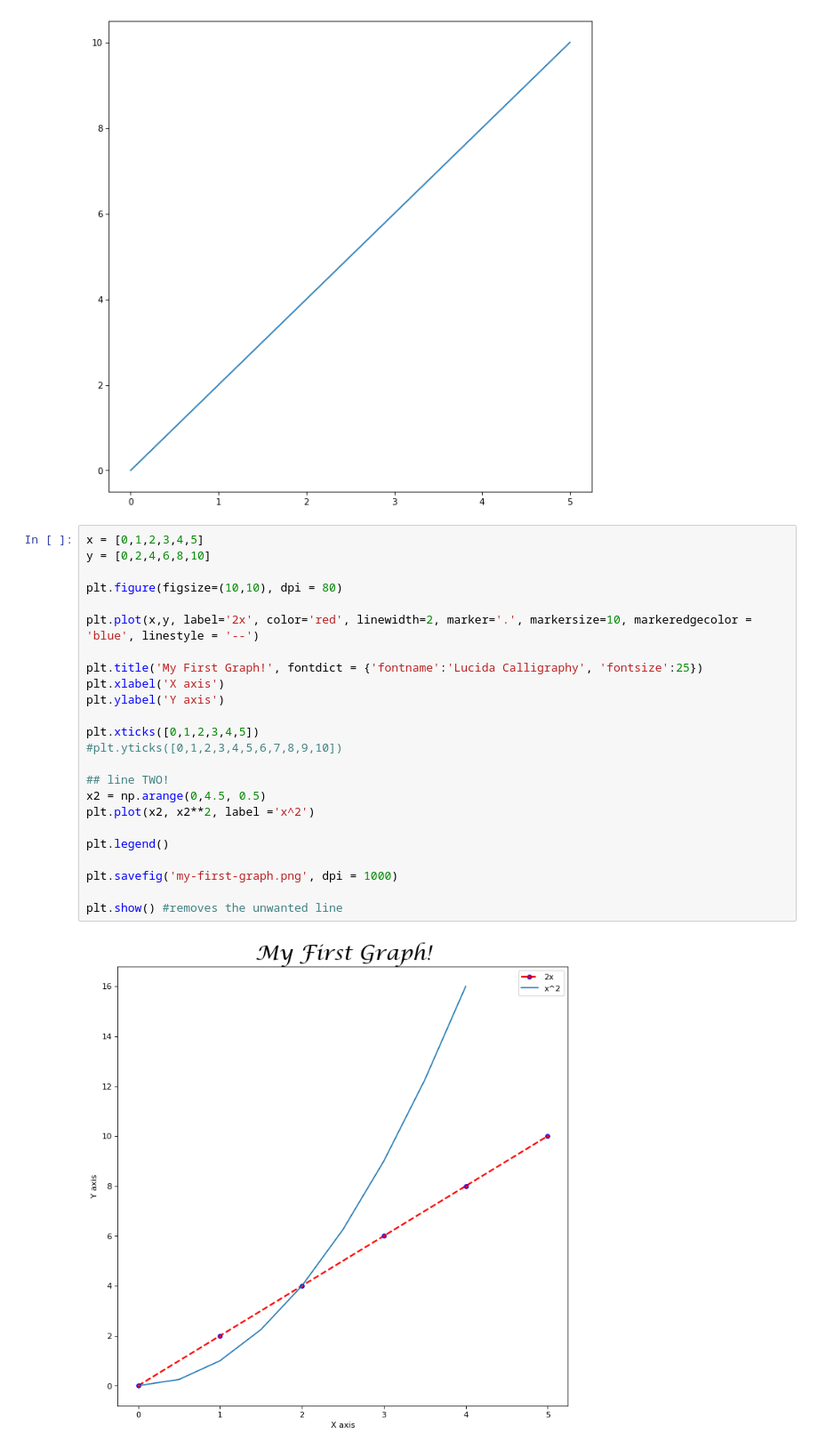
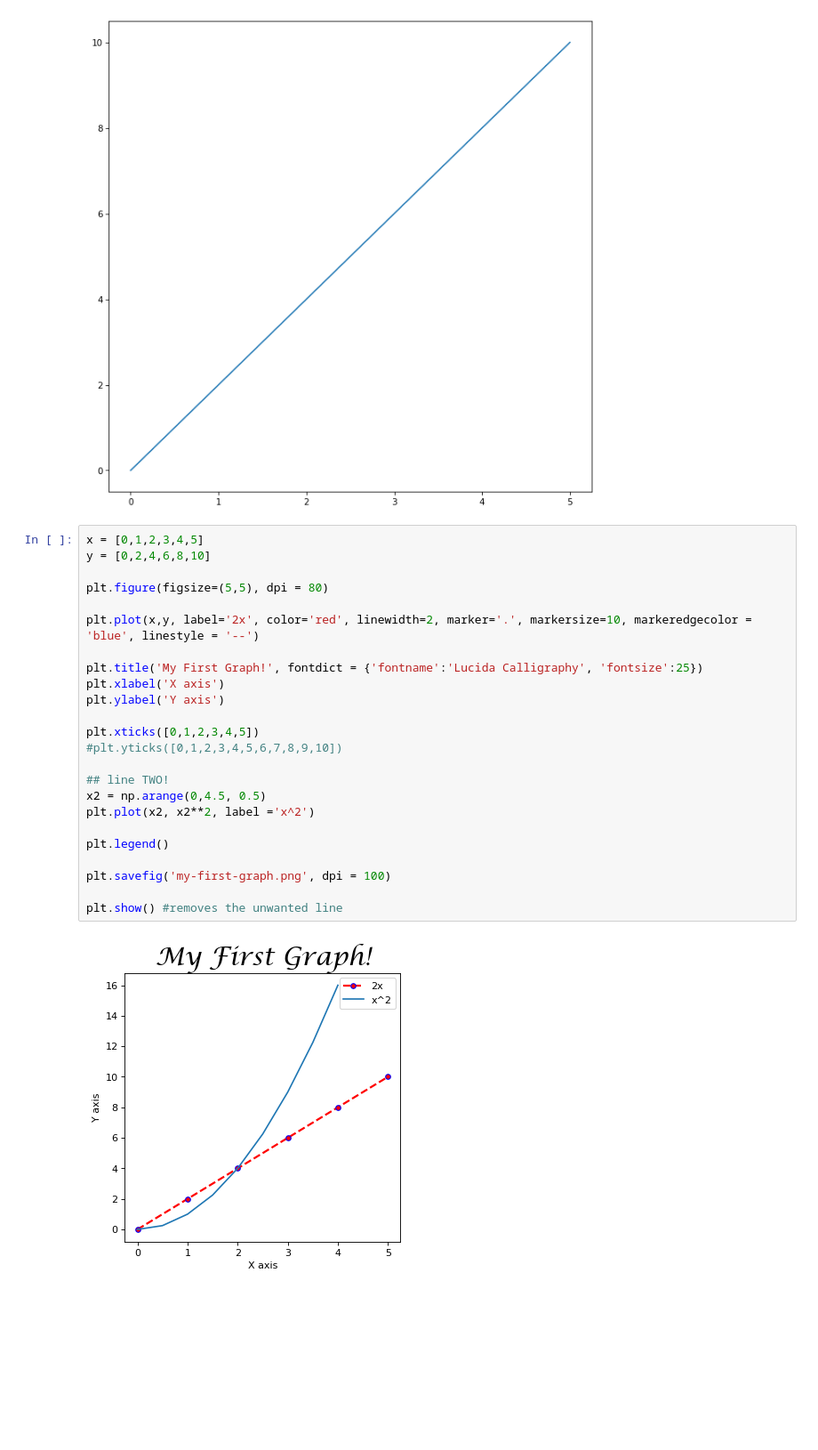
Before and after one commit to Akilesh2003/Matplotlib-Graph, a Jupyter notebook: learning matplotlib.ipynb, the cells around one changed output. Shown: that part at 89% size. Saved outputs shown, nothing was run; the diff lists cells and outputs as text; blank space fills up the shorter version.

```diff
--- a/learning matplotlib.ipynb
+++ b/learning matplotlib.ipynb
@@ -78,29 +78,29 @@ plt.plot(x,y)
 # %%
 x = [0,1,2,3,4,5]
 y = [0,2,4,6,8,10]
 
-plt.figure(figsize=(10,10), dpi = 80)
+plt.figure(figsize=(5,5), dpi = 80)
 
 plt.plot(x,y, label='2x', color='red', linewidth=2, marker='.', markersize=10, markeredgecolor = 'blue', linestyle = '--')
 
 plt.title('My First Graph!', fontdict = {'fontname':'Lucida Calligraphy', 'fontsize':25})
 plt.xlabel('X axis')
 plt.ylabel('Y axis')
 
 plt.xticks([0,1,2,3,4,5])
 #plt.yticks([0,1,2,3,4,5,6,7,8,9,10])
 
 ## line TWO!
 x2 = np.arange(0,4.5, 0.5)
 plt.plot(x2, x2**2, label ='x^2')
 
 plt.legend()
 
-plt.savefig('my-first-graph.png', dpi = 1000)
+plt.savefig('my-first-graph.png', dpi = 100)
 
 plt.show() #removes the unwanted line
 # %% [output]
-[figure, old version]
+[figure, new version]
 # %%
 xaxis = ['A','B','C']
 yaxis = [3,6,5]
```
Also changed, not shown: parts of 1 cell of this notebook.
